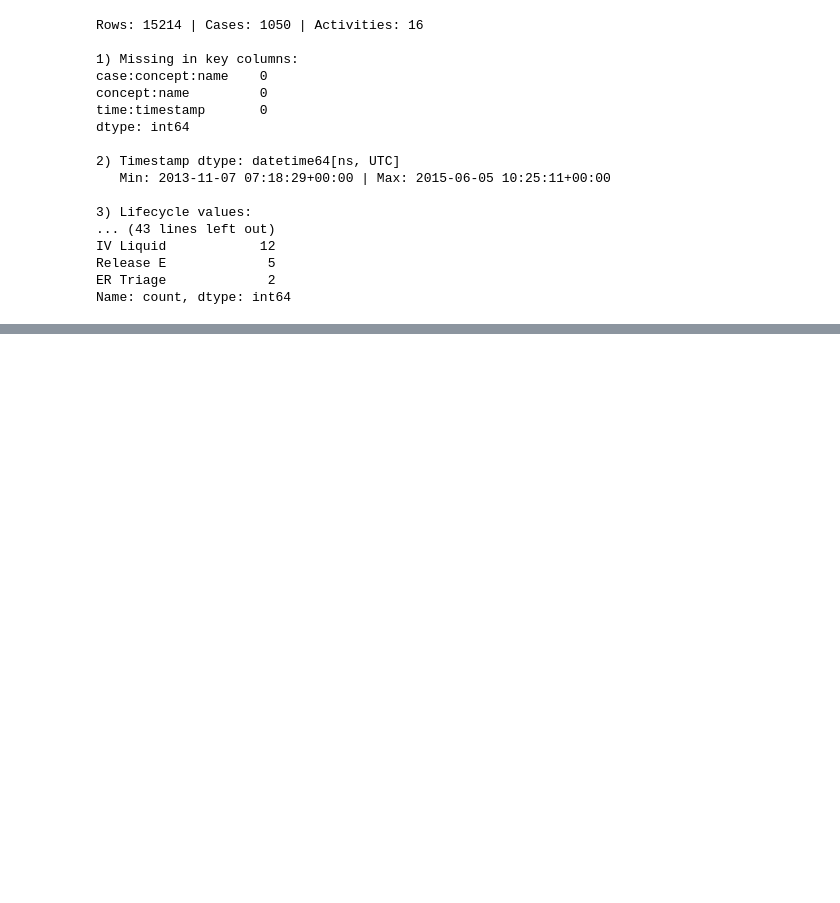
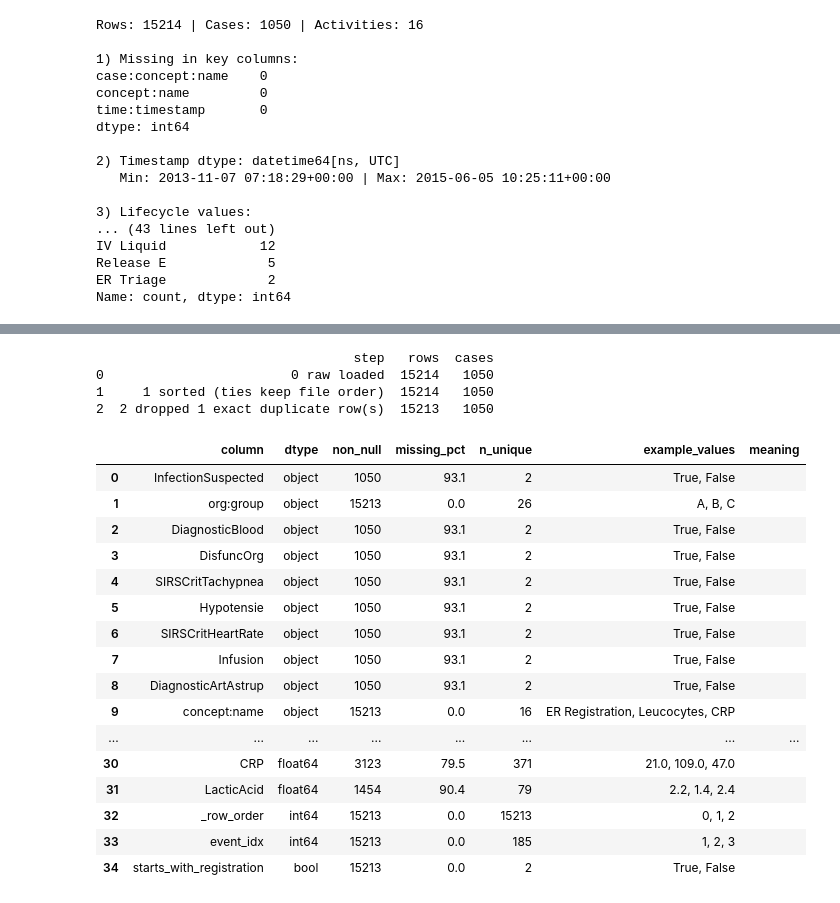
Before and after one commit to jamnalpriyanka21-collab/Careflow, a Jupyter notebook: Copy_of_01_data_understanding.ipynb, the cells around one changed output, grey strips where cells are left out. Saved outputs shown, nothing was run; the diff lists cells and outputs as text; code cells hidden in the pictures; blank space fills up the shorter version.

Commit message:
data cleaning,data dictionary

```diff
--- a/Copy_of_01_data_understanding.ipynb
+++ b/Copy_of_01_data_understanding.ipynb
@@ -85,0 +123,64 @@ Name: count, dtype: int64
+# %%
+steps = []
+def record(name, d):
+    steps.append({"step": name, "rows": len(d), "cases": d[CASE].nunique()})
+
+clean = raw.copy()
+clean["_row_order"] = range(len(clean))   # original file order
+record("0 raw loaded", clean)
+
+# Rule 1: sort by case, time, then original order (ties ka order file se)
+clean = clean.sort_values([CASE, TS, "_row_order"]).reset_index(drop=True)
+record("1 sorted (ties keep file order)", clean)
+
+# Rule 2: sirf exact duplicate row hatao (Step 1 mein check karne ke baad)
+data_cols = [c for c in clean.columns if c != "_row_order"]
+n_dup = int(clean.duplicated(subset=data_cols).sum())
+clean = clean.drop_duplicates(subset=data_cols, keep="first")
+record(f"2 dropped {n_dup} exact duplicate row(s)", clean)
+
+# Rule 3: 55 odd-start cases ko DELETE nahi, FLAG karo
+clean["event_idx"] = clean.groupby(CASE).cumcount() + 1
+first_act = clean.groupby(CASE)[ACT].transform("first")
+clean["starts_with_registration"] = first_act.eq("ER Registration")
+
+log_df = pd.DataFrame(steps)
+print(log_df)
+clean.to_csv("event_log_clean.csv", index=False)
+log_df.to_csv("cleaning_log.csv", index=False)
+# %% [output]
+                                 step   rows  cases
+0                        0 raw loaded  15214   1050
+1     1 sorted (ties keep file order)  15214   1050
+2  2 dropped 1 exact duplicate row(s)  15213   1050
+# %%
+dd = pd.DataFrame({
+    "column": clean.columns,
+    "dtype": clean.dtypes.astype(str).values,
+    "non_null": clean.notna().sum().values,
+    "missing_pct": (clean.isna().mean() * 100).round(1).values,
+    "n_unique": clean.nunique().values,
+})
+dd["example_values"] = [", ".join(map(str, clean[c].dropna().unique()[:3]))
+                        for c in clean.columns]
+dd["meaning"] = ""     # nahi pata to "not documented" likho, andaza mat lagao
+dd.to_csv("data_dictionary_draft.csv", index=False)
+dd
+# %% [output]
+|  | column | dtype | non_null | missing_pct | n_unique | example_values | meaning |
+| 0 | InfectionSuspected | object | 1050 | 93.1 | 2 | True, False |  |
+| 1 | org:group | object | 15213 | 0.0 | 26 | A, B, C |  |
+| 2 | DiagnosticBlood | object | 1050 | 93.1 | 2 | True, False |  |
+| 3 | DisfuncOrg | object | 1050 | 93.1 | 2 | True, False |  |
+| 4 | SIRSCritTachypnea | object | 1050 | 93.1 | 2 | True, False |  |
+| 5 | Hypotensie | object | 1050 | 93.1 | 2 | True, False |  |
+| 6 | SIRSCritHeartRate | object | 1050 | 93.1 | 2 | True, False |  |
+| 7 | Infusion | object | 1050 | 93.1 | 2 | True, False |  |
+| 8 | DiagnosticArtAstrup | object | 1050 | 93.1 | 2 | True, False |  |
+| 9 | concept:name | object | 15213 | 0.0 | 16 | ER Registration, Leucocytes, CRP |  |
+| ... | ... | ... | ... | ... | ... | ... | ... |
+| 30 | CRP | float64 | 3123 | 79.5 | 371 | 21.0, 109.0, 47.0 |  |
+| 31 | LacticAcid | float64 | 1454 | 90.4 | 79 | 2.2, 1.4, 2.4 |  |
+| 32 | _row_order | int64 | 15213 | 0.0 | 15213 | 0, 1, 2 |  |
+| 33 | event_idx | int64 | 15213 | 0.0 | 185 | 1, 2, 3 |  |
+| 34 | starts_with_registration | bool | 15213 | 0.0 | 2 | True, False |  |
```
Also changed, not shown: parts of 1 cell of this notebook.
